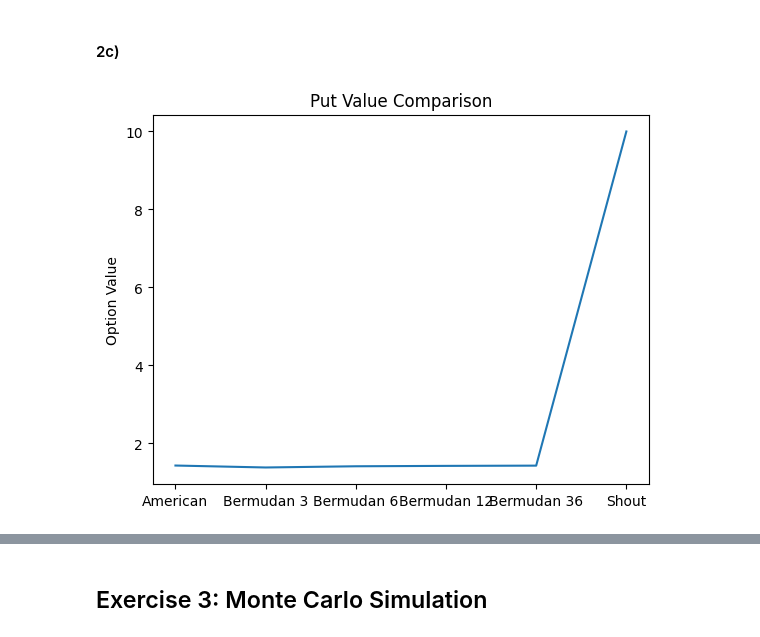
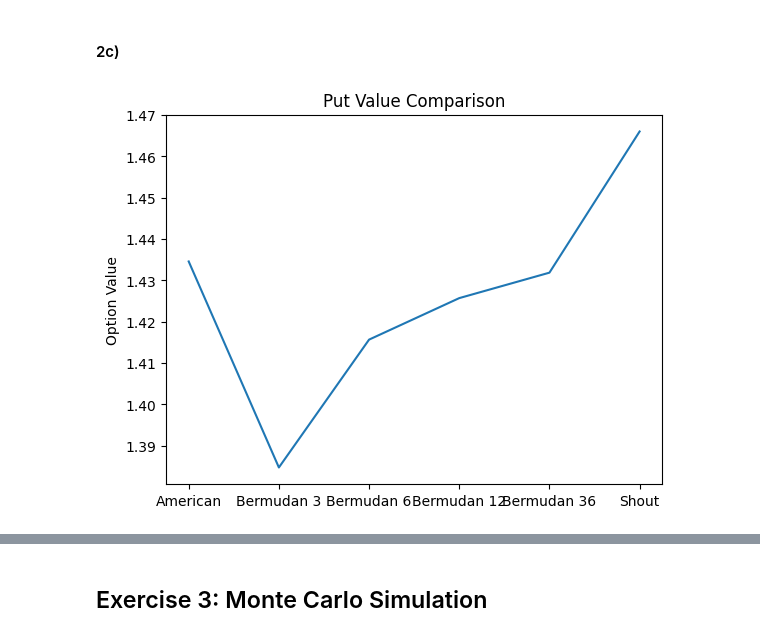
Before and after one commit to andreist3fan/ovmHW2, a Jupyter notebook: jupyter/homework.ipynb, the cells around one changed output, grey strips where cells are left out. Saved outputs shown, nothing was run; the diff lists cells and outputs as text; code cells hidden in the pictures.

```diff
--- a/jupyter/homework.ipynb
+++ b/jupyter/homework.ipynb
@@ -212,7 +214,7 @@ plt.show()
 0.04644120410971972
 [figure]
 # %%
-impl_vol_AAPL = []
+impl_vol_AAPL_2wk = []
 T_option = 12/365
 r = rfrate(T_option)/100
 S0 = 236.85
@@ -222,15 +224,15 @@ for i in range(0, len(AAPL_calls_24_01)):
     C_true = AAPL_calls_24_01['Last'][i]
 
     implied_volatility = newtons_method_volatility(S0, E, r, T_option, C_true)
-    impl_vol_AAPL.append(implied_volatility)
+    impl_vol_AAPL_2wk.append(implied_volatility)
 strike = np.array(AAPL_calls_24_01['Strike'])
-impl_vol_AAPL = np.array(impl_vol_AAPL)
+impl_vol_AAPL_2wk = np.array(impl_vol_AAPL_2wk)
 #replace large values with nan
-impl_vol_AAPL[impl_vol_AAPL > 1] = np.nan
-impl_vol_AAPL[impl_vol_AAPL < 0] = np.nan
+impl_vol_AAPL_2wk[impl_vol_AAPL_2wk > 1] = np.nan
+impl_vol_AAPL_2wk[impl_vol_AAPL_2wk < 0] = np.nan
 #print(strike)
 #print(impl_vol_AAPL)
-plt.plot(strike, impl_vol_AAPL, 'o-', label='Implied Volatility')
+plt.plot(strike, impl_vol_AAPL_2wk, 'o-', label='Implied Volatility')
 plt.plot(strike,AAPL_calls_24_01["IV"], '--', label='Actual IV')
 #plt.axvline(x=S0, color='r', linestyle='--', label='Current Asset Price')
 plt.ylim(0, 0.5)
@@ -243,7 +245,7 @@ plt.show()
 0.04569984122408515
 [figure]
 # %%
-impl_vol_AAPL = []
+impl_vol_AAPL_3 = []
 T_option = 279 / 365
 r = rfrate(T_option) / 100
 S0 = 236.85
@@ -253,15 +255,15 @@ for i in range(0, len(AAPL_calls_17_10)):
     C_true = AAPL_calls_17_10['Last'][i]
 
     implied_volatility = newtons_method_volatility(S0, E, r, T_option, C_true)
-    impl_vol_AAPL.append(implied_volatility)
+    impl_vol_AAPL_3.append(implied_volatility)
 strike = np.array(AAPL_calls_17_10['Strike'])
-impl_vol_AAPL = np.array(impl_vol_AAPL)
+impl_vol_AAPL_3 = np.array(impl_vol_AAPL_3)
 #replace large values with nan
-impl_vol_AAPL[impl_vol_AAPL > 1] = np.nan
-impl_vol_AAPL[impl_vol_AAPL < 0] = np.nan
+impl_vol_AAPL_3[impl_vol_AAPL_3 > 1] = np.nan
+impl_vol_AAPL_3[impl_vol_AAPL_3 < 0] = np.nan
 #print(strike)
-#print(impl_vol_AAPL)
-plt.plot(strike, impl_vol_AAPL, 'o-', label='Implied Volatility')
+#print(impl_vol_AAPL_3)
+plt.plot(strike, impl_vol_AAPL_3, 'o-', label='Implied Volatility')
 plt.plot(strike, AAPL_calls_17_10["IV"], '--', label='Actual IV')
 #plt.axvline(x=S0, color='r', linestyle='--', label='Current Asset Price')
 plt.ylim(0, 0.5)
@@ -274,7 +276,7 @@ plt.show()
 0.042378572996520904
 [figure]
 # %%
-impl_vol_AAPL = []
+impl_vol_AAPL_4 = []
 T_option = 523 / 365
 r = rfrate(T_option) / 100
 S0 = 236.85
@@ -284,16 +286,16 @@ for i in range(0, len(AAPL_calls_18_06_26)):
     C_true = AAPL_calls_18_06_26['Last'][i]
 
     implied_volatility = newtons_method_volatility(S0, E, r, T_option, C_true)
-    impl_vol_AAPL.append(implied_volatility)
+    impl_vol_AAPL_4.append(implied_volatility)
 
 strike = np.array(AAPL_calls_18_06_26['Strike'])
-impl_vol_AAPL = np.array(impl_vol_AAPL)
+impl_vol_AAPL_4 = np.array(impl_vol_AAPL_4)
 #replace large values with nan
-impl_vol_AAPL[impl_vol_AAPL > 1] = np.nan
-impl_vol_AAPL[impl_vol_AAPL < 0] = np.nan
+impl_vol_AAPL_4[impl_vol_AAPL_4 > 1] = np.nan
+impl_vol_AAPL_4[impl_vol_AAPL_4 < 0] = np.nan
 #print(strike)
-#print(impl_vol_AAPL)
-plt.plot(strike, impl_vol_AAPL, 'o-', label='Implied Volatility')
+#print(impl_vol_AAPL_4)
+plt.plot(strike, impl_vol_AAPL_4, 'o-', label='Implied Volatility')
 plt.plot(strike, AAPL_calls_18_06_26["IV"], '--', label='Actual IV')
 #plt.axvline(x=S0, color='r', linestyle='--', label='Current Asset Price')
 plt.ylim(0, 0.5)
@@ -334,7 +349,8 @@ def binomial_method_american_put(S0, E, r, T, sigma, M):
     dt = T / M
     u = np.exp(sigma * np.sqrt(dt) + (r-0.5*sigma**2) * dt)
     d = np.exp(-sigma * np.sqrt(dt) + (r-0.5*sigma**2) * dt)
-    p = (np.exp(r * dt) - d) / (u - d)
+    #p = (np.exp(r * dt) - d) / (u - d)
+    p = 0.5
 
     # Compute stock price tree
     dpowers = d ** np.arange(start=M, stop=-1, step=-1)
@@ -533,23 +560,23 @@ def binomial_method_shout_put(S0, E, r, T, sigma, M):
 # %%
 S0=9
 T = 1
 r = 0.06
 sigma = 0.3
 E = 10
 M = 1000
 
 american_put = binomial_method_american_put(S0, E, r, T, sigma, M)[0]
 bermudan_put_3 = binomial_method_bermudan_put(S0, E, r, T, sigma, M, num_exercise_dates=3)[0]
 bermudan_put_6 = binomial_method_bermudan_put(S0, E, r, T, sigma, M, num_exercise_dates=6)[0]
 bermudan_put_12 = binomial_method_bermudan_put(S0, E, r, T, sigma, M, num_exercise_dates=12)[0]
 bermudan_put_36 = binomial_method_bermudan_put(S0, E, r, T, sigma, M, num_exercise_dates=36)[0]
-shout_put  = binomial_method_shout_put(S0, E, r, T, sigma, M)[0]
+shout_put = binomial_method_shout_put(S0, E, r, T, sigma, M, num_simulations=1000)
 
 plt.plot([american_put,bermudan_put_3,bermudan_put_6,bermudan_put_12,bermudan_put_36, shout_put])
 plt.xticks([0,1,2,3,4,5],['American','Bermudan 3','Bermudan 6','Bermudan 12','Bermudan 36', 'Shout'])
 plt.ylabel('Option Value')
 plt.title('Put Value Comparison')
 # plt.ylim(1.35,1.48)
 plt.show()
 # %% [output]
-[figure, old version]
+[figure, new version]
```
Also changed, not shown: parts of 10 cells of this notebook.
